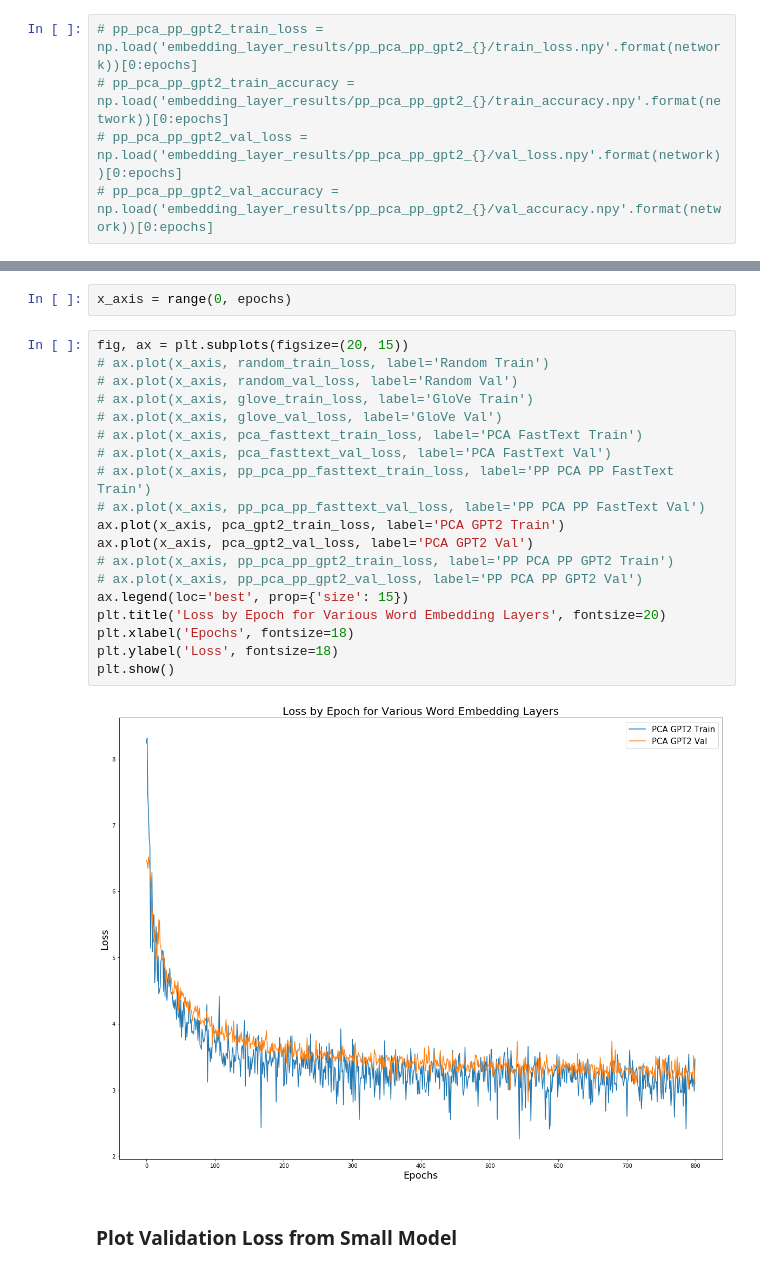
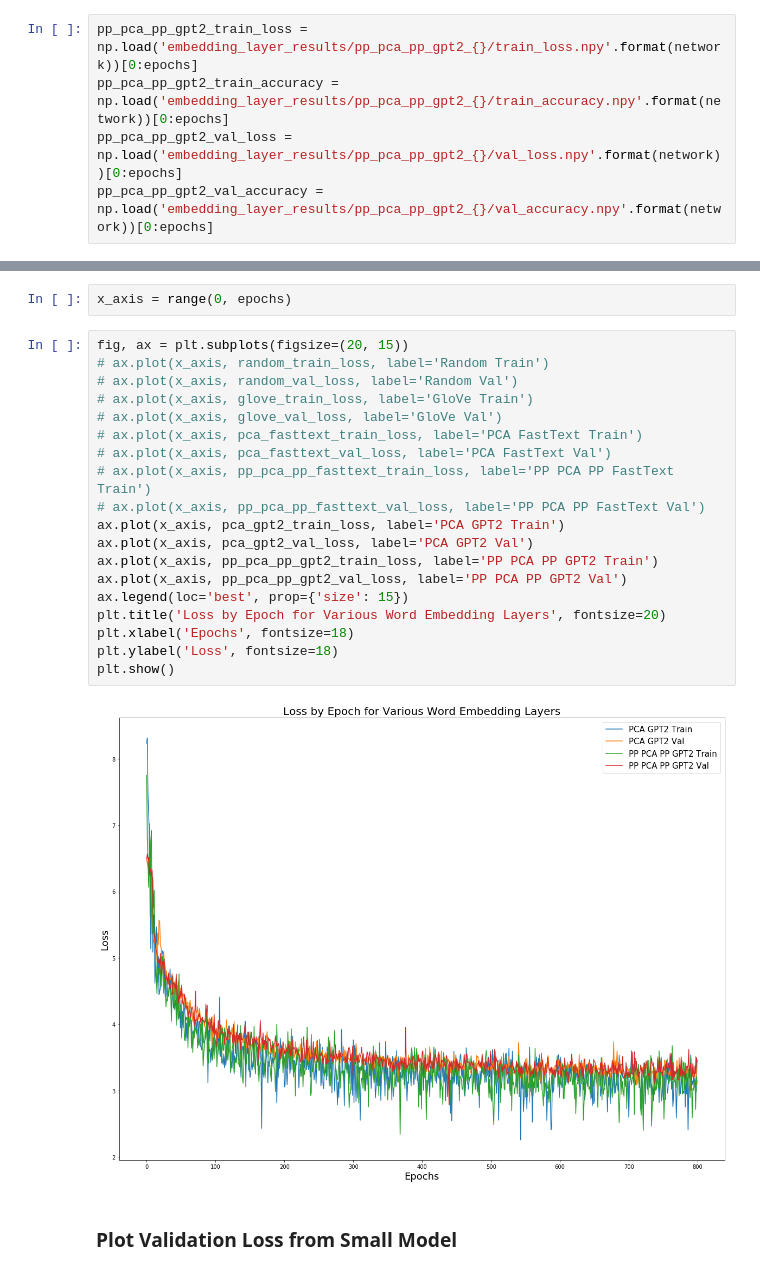
Before and after one commit to federated-learning-experiments/fl-text-models, a Jupyter notebook: notebooks/compare_embedding_layers.ipynb, the cells around one changed output, grey strips where cells are left out. Cells and saved outputs as stored; diff of their text form.

```diff
--- a/notebooks/compare_embedding_layers.ipynb
+++ b/notebooks/compare_embedding_layers.ipynb
@@ -47,10 +47,10 @@ pca_gpt2_train_accuracy = np.load('embedding_layer_results/pca_gpt2_{}/train_acc
 pca_gpt2_val_loss = np.load('embedding_layer_results/pca_gpt2_{}/val_loss.npy'.format(network))[0:epochs]
 pca_gpt2_val_accuracy = np.load('embedding_layer_results/pca_gpt2_{}/val_accuracy.npy'.format(network))[0:epochs]
 # %%
-# pp_pca_pp_gpt2_train_loss = np.load('embedding_layer_results/pp_pca_pp_gpt2_{}/train_loss.npy'.format(network))[0:epochs]
-# pp_pca_pp_gpt2_train_accuracy = np.load('embedding_layer_results/pp_pca_pp_gpt2_{}/train_accuracy.npy'.format(network))[0:epochs]
-# pp_pca_pp_gpt2_val_loss = np.load('embedding_layer_results/pp_pca_pp_gpt2_{}/val_loss.npy'.format(network))[0:epochs]
-# pp_pca_pp_gpt2_val_accuracy = np.load('embedding_layer_results/pp_pca_pp_gpt2_{}/val_accuracy.npy'.format(network))[0:epochs]
+pp_pca_pp_gpt2_train_loss = np.load('embedding_layer_results/pp_pca_pp_gpt2_{}/train_loss.npy'.format(network))[0:epochs]
+pp_pca_pp_gpt2_train_accuracy = np.load('embedding_layer_results/pp_pca_pp_gpt2_{}/train_accuracy.npy'.format(network))[0:epochs]
+pp_pca_pp_gpt2_val_loss = np.load('embedding_layer_results/pp_pca_pp_gpt2_{}/val_loss.npy'.format(network))[0:epochs]
+pp_pca_pp_gpt2_val_accuracy = np.load('embedding_layer_results/pp_pca_pp_gpt2_{}/val_accuracy.npy'.format(network))[0:epochs]
 # %% [markdown]
 ### Plot Train and Validation Loss from Small Model
 # %%
@@ -58,24 +58,24 @@ x_axis = range(0, epochs)
 # %%
 fig, ax = plt.subplots(figsize=(20, 15))
 # ax.plot(x_axis, random_train_loss, label='Random Train')
 # ax.plot(x_axis, random_val_loss, label='Random Val')
 # ax.plot(x_axis, glove_train_loss, label='GloVe Train')
 # ax.plot(x_axis, glove_val_loss, label='GloVe Val')
 # ax.plot(x_axis, pca_fasttext_train_loss, label='PCA FastText Train')
 # ax.plot(x_axis, pca_fasttext_val_loss, label='PCA FastText Val')
 # ax.plot(x_axis, pp_pca_pp_fasttext_train_loss, label='PP PCA PP FastText Train')
 # ax.plot(x_axis, pp_pca_pp_fasttext_val_loss, label='PP PCA PP FastText Val')
 ax.plot(x_axis, pca_gpt2_train_loss, label='PCA GPT2 Train')
 ax.plot(x_axis, pca_gpt2_val_loss, label='PCA GPT2 Val')
-# ax.plot(x_axis, pp_pca_pp_gpt2_train_loss, label='PP PCA PP GPT2 Train')
-# ax.plot(x_axis, pp_pca_pp_gpt2_val_loss, label='PP PCA PP GPT2 Val')
+ax.plot(x_axis, pp_pca_pp_gpt2_train_loss, label='PP PCA PP GPT2 Train')
+ax.plot(x_axis, pp_pca_pp_gpt2_val_loss, label='PP PCA PP GPT2 Val')
 ax.legend(loc='best', prop={'size': 15})
 plt.title('Loss by Epoch for Various Word Embedding Layers', fontsize=20)
 plt.xlabel('Epochs', fontsize=18)
 plt.ylabel('Loss', fontsize=18)
 plt.show()
 # %% [output]
-[figure, old version]
+[figure, new version]
 # %% [markdown]
 ### Plot Validation Loss from Small Model
 # %%
```
Also changed, not shown: parts of 3 cells of this notebook, 13 other files.
